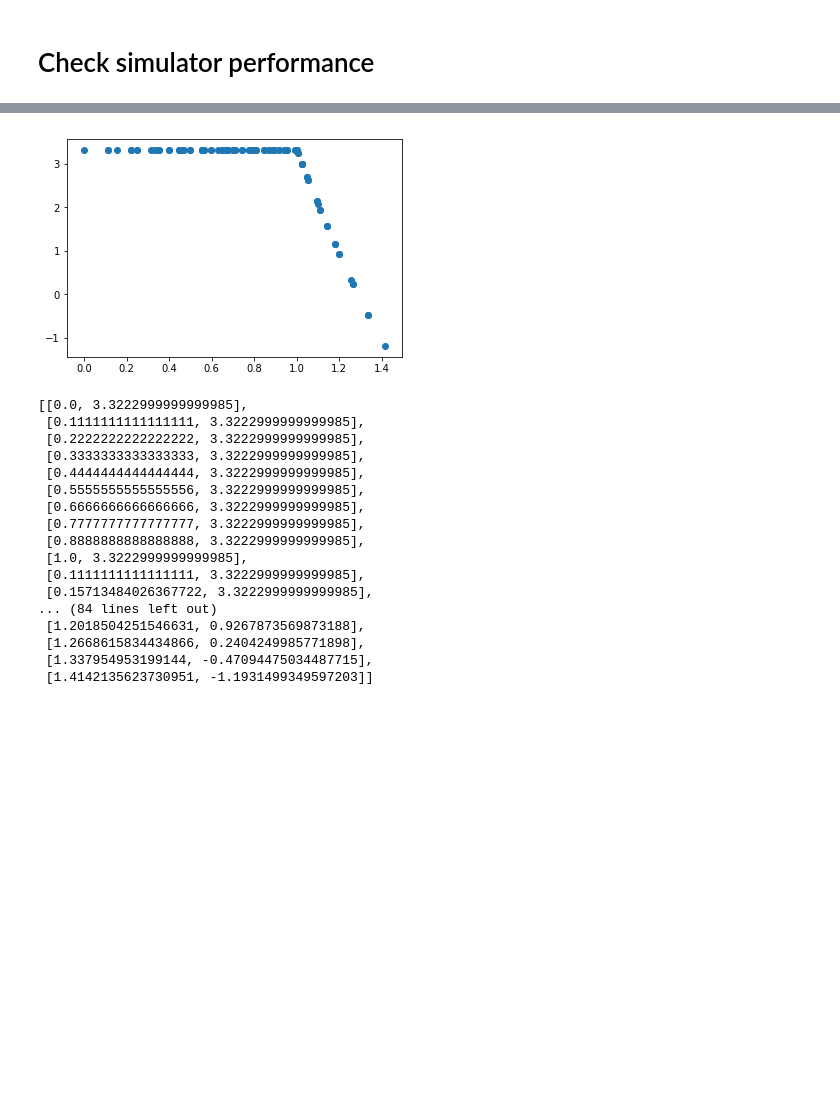
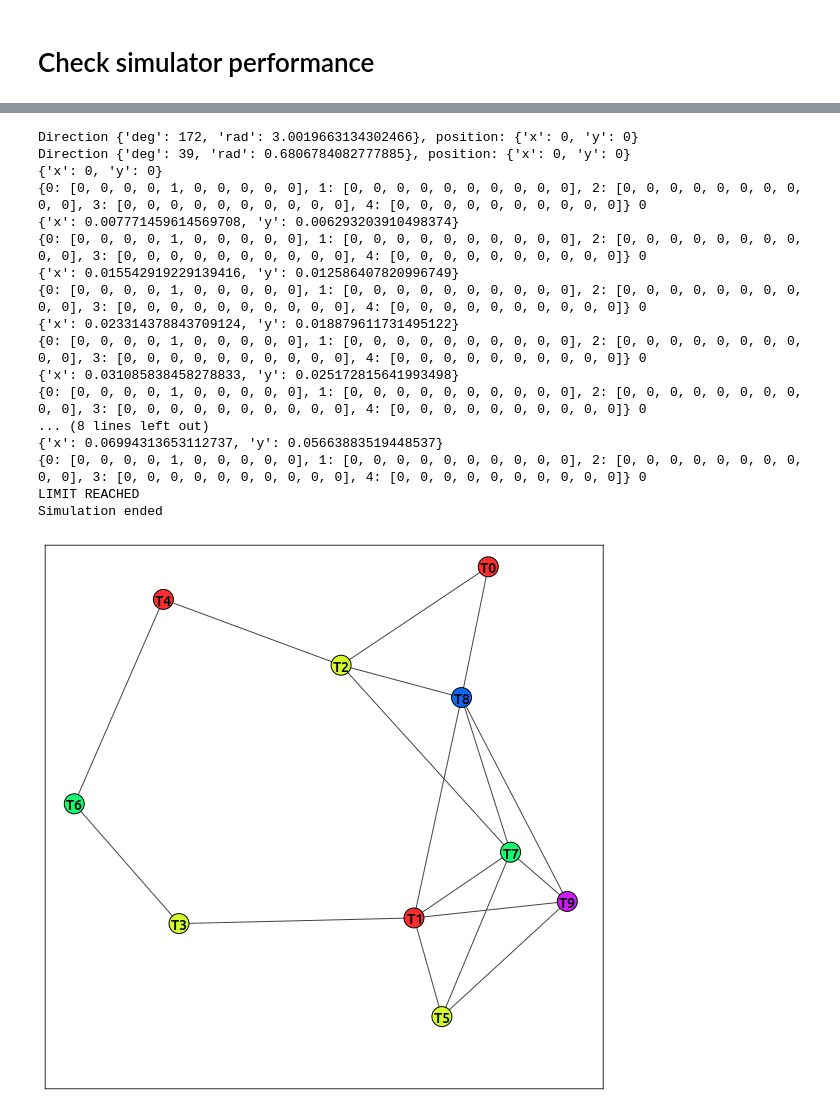
Before and after one commit to fstovarr/stochastic-models, a Jupyter notebook: graphs-project/graph.ipynb, the cells around one changed output, grey strips where cells are left out. Saved outputs shown, nothing was run; the diff lists cells and outputs as text; code cells hidden in the pictures; blank space fills up the shorter version.

```diff
--- a/graphs-project/graph.ipynb
+++ b/graphs-project/graph.ipynb
@@ -230,28 +139,23 @@ data = [log_propagation({'x': 0, 'y': 0}, {'x': x, 'y': y}) for x in np.linspace
-# %%
-%matplotlib inline
-import matplotlib.pyplot as plt
-s = np.array(data)
-plt.scatter(s[:,0], s[:,1])
-plt.show()
-# %% [output]
-[figure, removed]
-# %%
-data
-# %% [output]
-[[0.0, 3.3222999999999985],
- [0.1111111111111111, 3.3222999999999985],
- [0.2222222222222222, 3.3222999999999985],
- [0.3333333333333333, 3.3222999999999985],
- [0.4444444444444444, 3.3222999999999985],
- [0.5555555555555556, 3.3222999999999985],
- [0.6666666666666666, 3.3222999999999985],
- [0.7777777777777777, 3.3222999999999985],
- [0.8888888888888888, 3.3222999999999985],
- [1.0, 3.3222999999999985],
- [0.1111111111111111, 3.3222999999999985],
- [0.15713484026367722, 3.3222999999999985],
-... (84 lines left out)
- [1.2018504251546631, 0.9267873569873188],
- [1.2668615834434866, 0.2404249985771898],
- [1.337954953199144, -0.47094475034487715],
- [1.4142135623730951, -1.1931499349597203]]
+# %%
+env = Environment.create('naive', limit_time=10, seed=10)
+env.start()
+fig, ax = GraphHelper.plot(env.get_agent().get_graph())
+# %% [output]
+Direction {'deg': 172, 'rad': 3.0019663134302466}, position: {'x': 0, 'y': 0}
+Direction {'deg': 39, 'rad': 0.6806784082777885}, position: {'x': 0, 'y': 0}
+{'x': 0, 'y': 0}
+{0: [0, 0, 0, 0, 1, 0, 0, 0, 0, 0], 1: [0, 0, 0, 0, 0, 0, 0, 0, 0, 0], 2: [0, 0, 0, 0, 0, 0, 0, 0, 0, 0], 3: [0, 0, 0, 0, 0, 0, 0, 0, 0, 0], 4: [0, 0, 0, 0, 0, 0, 0, 0, 0, 0]} 0
+{'x': 0.007771459614569708, 'y': 0.006293203910498374}
+{0: [0, 0, 0, 0, 1, 0, 0, 0, 0, 0], 1: [0, 0, 0, 0, 0, 0, 0, 0, 0, 0], 2: [0, 0, 0, 0, 0, 0, 0, 0, 0, 0], 3: [0, 0, 0, 0, 0, 0, 0, 0, 0, 0], 4: [0, 0, 0, 0, 0, 0, 0, 0, 0, 0]} 0
+{'x': 0.015542919229139416, 'y': 0.012586407820996749}
+{0: [0, 0, 0, 0, 1, 0, 0, 0, 0, 0], 1: [0, 0, 0, 0, 0, 0, 0, 0, 0, 0], 2: [0, 0, 0, 0, 0, 0, 0, 0, 0, 0], 3: [0, 0, 0, 0, 0, 0, 0, 0, 0, 0], 4: [0, 0, 0, 0, 0, 0, 0, 0, 0, 0]} 0
+{'x': 0.023314378843709124, 'y': 0.018879611731495122}
+{0: [0, 0, 0, 0, 1, 0, 0, 0, 0, 0], 1: [0, 0, 0, 0, 0, 0, 0, 0, 0, 0], 2: [0, 0, 0, 0, 0, 0, 0, 0, 0, 0], 3: [0, 0, 0, 0, 0, 0, 0, 0, 0, 0], 4: [0, 0, 0, 0, 0, 0, 0, 0, 0, 0]} 0
+{'x': 0.031085838458278833, 'y': 0.025172815641993498}
+{0: [0, 0, 0, 0, 1, 0, 0, 0, 0, 0], 1: [0, 0, 0, 0, 0, 0, 0, 0, 0, 0], 2: [0, 0, 0, 0, 0, 0, 0, 0, 0, 0], 3: [0, 0, 0, 0, 0, 0, 0, 0, 0, 0], 4: [0, 0, 0, 0, 0, 0, 0, 0, 0, 0]} 0
+... (8 lines left out)
+{'x': 0.06994313653112737, 'y': 0.05663883519448537}
+{0: [0, 0, 0, 0, 1, 0, 0, 0, 0, 0], 1: [0, 0, 0, 0, 0, 0, 0, 0, 0, 0], 2: [0, 0, 0, 0, 0, 0, 0, 0, 0, 0], 3: [0, 0, 0, 0, 0, 0, 0, 0, 0, 0], 4: [0, 0, 0, 0, 0, 0, 0, 0, 0, 0]} 0
+LIMIT REACHED
+Simulation ended
+[figure, added]
```
Also changed, not shown: parts of 23 cells of this notebook, 7 other files.
